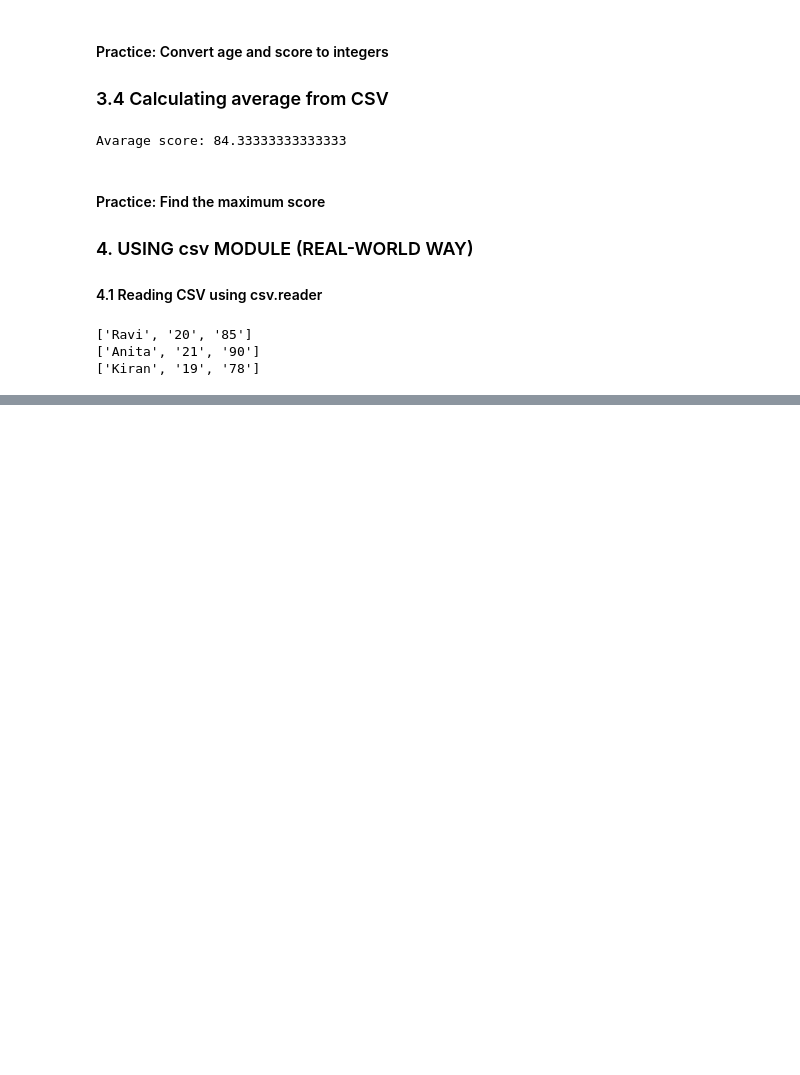
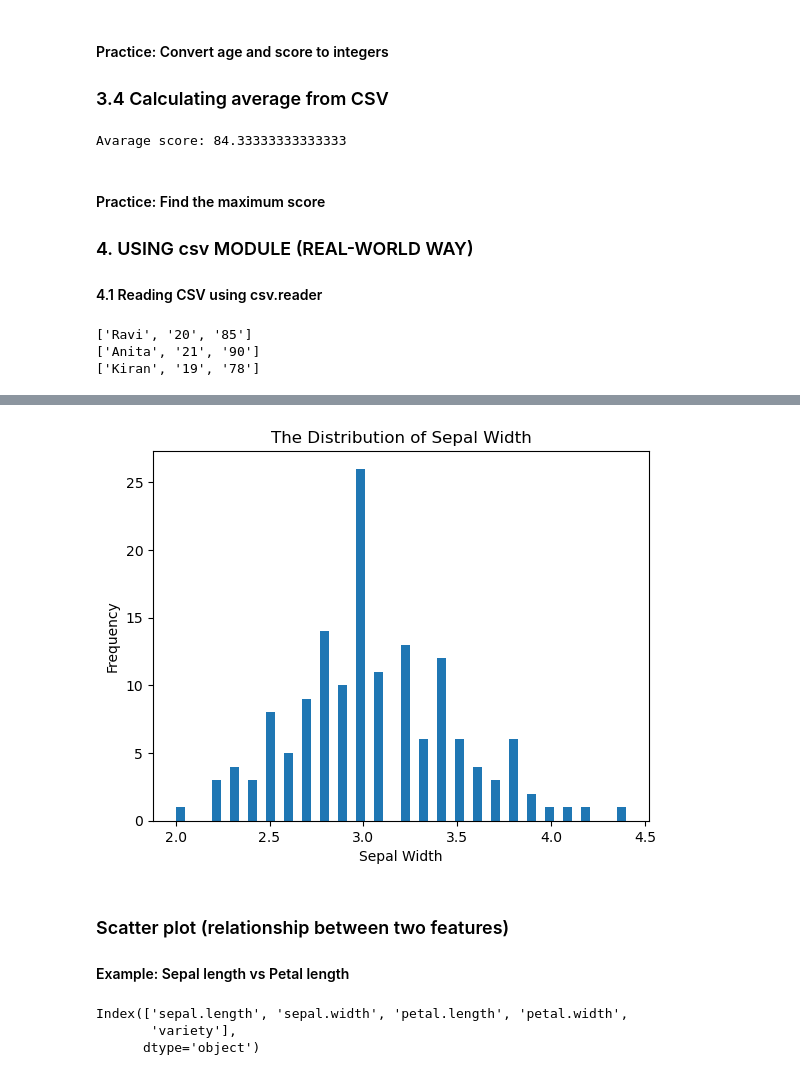
Before and after one commit to cosmological01/AI-ML-Repository-, a Jupyter notebook: Working_withFiles.ipynb, the cells around one changed output, grey strips where cells are left out. Cells and saved outputs as stored; diff of their text form; code cells hidden in the pictures; blank space fills up the shorter version.

```diff
--- a/Working_withFiles.ipynb
+++ b/Working_withFiles.ipynb
@@ -144,0 +721,17 @@ Practice: Print only names
+# %%
+plt.hist(df['sepal.width'],bins=50)
+plt.xlabel('Sepal Width')
+plt.ylabel('Frequency')
+plt.title('The Distribution of Sepal Width')
+plt.show()
+# %% [output]
+[figure, added]
+# %% [markdown]
+### Scatter plot (relationship between two features)
+#### Example: Sepal length vs Petal length
+# %%
+df.columns
+# %% [output]
+Index(['sepal.length', 'sepal.width', 'petal.length', 'petal.width',
+       'variety'],
+      dtype='object')
```
Also changed, not shown: parts of 60 cells of this notebook, 5 other files.
